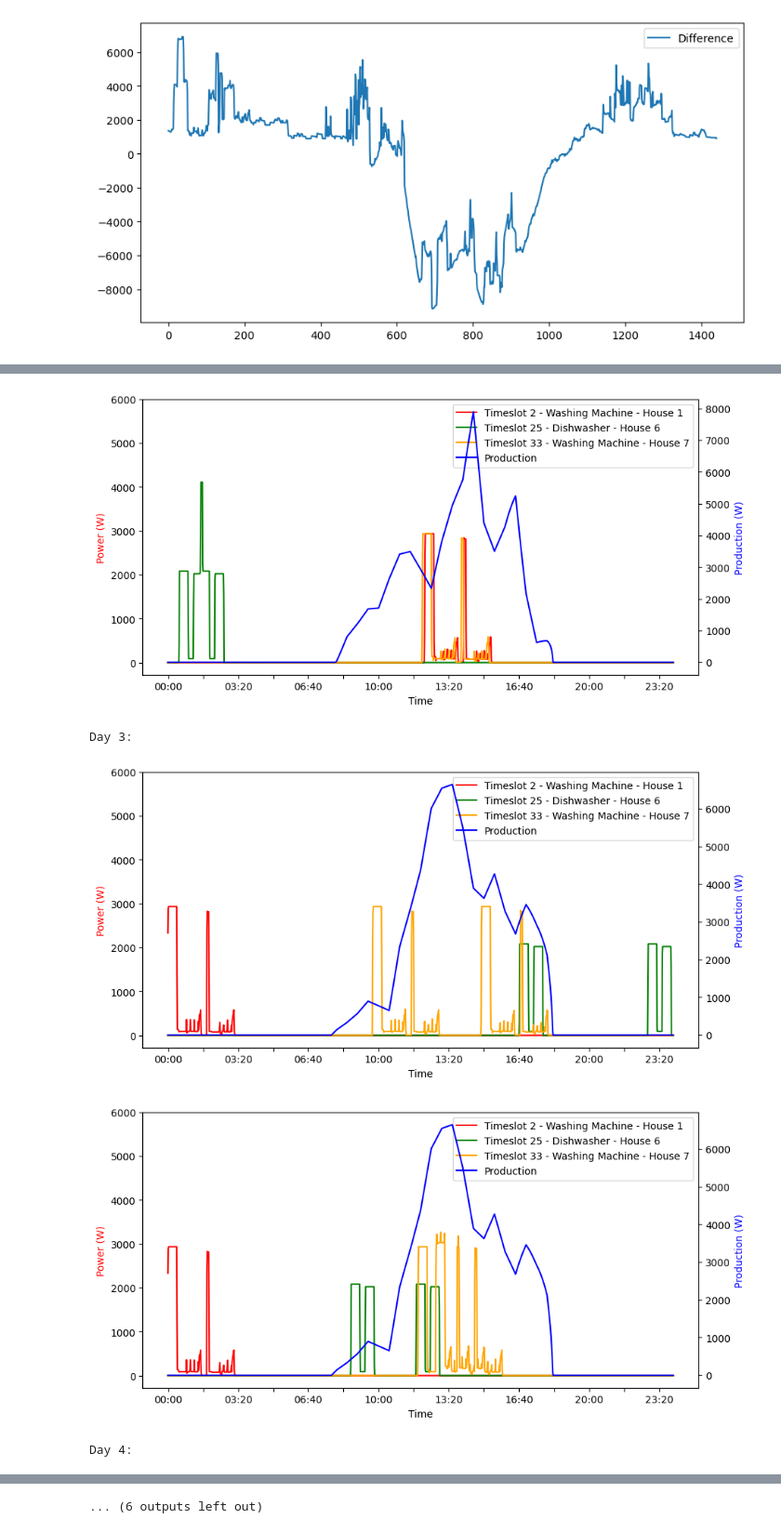
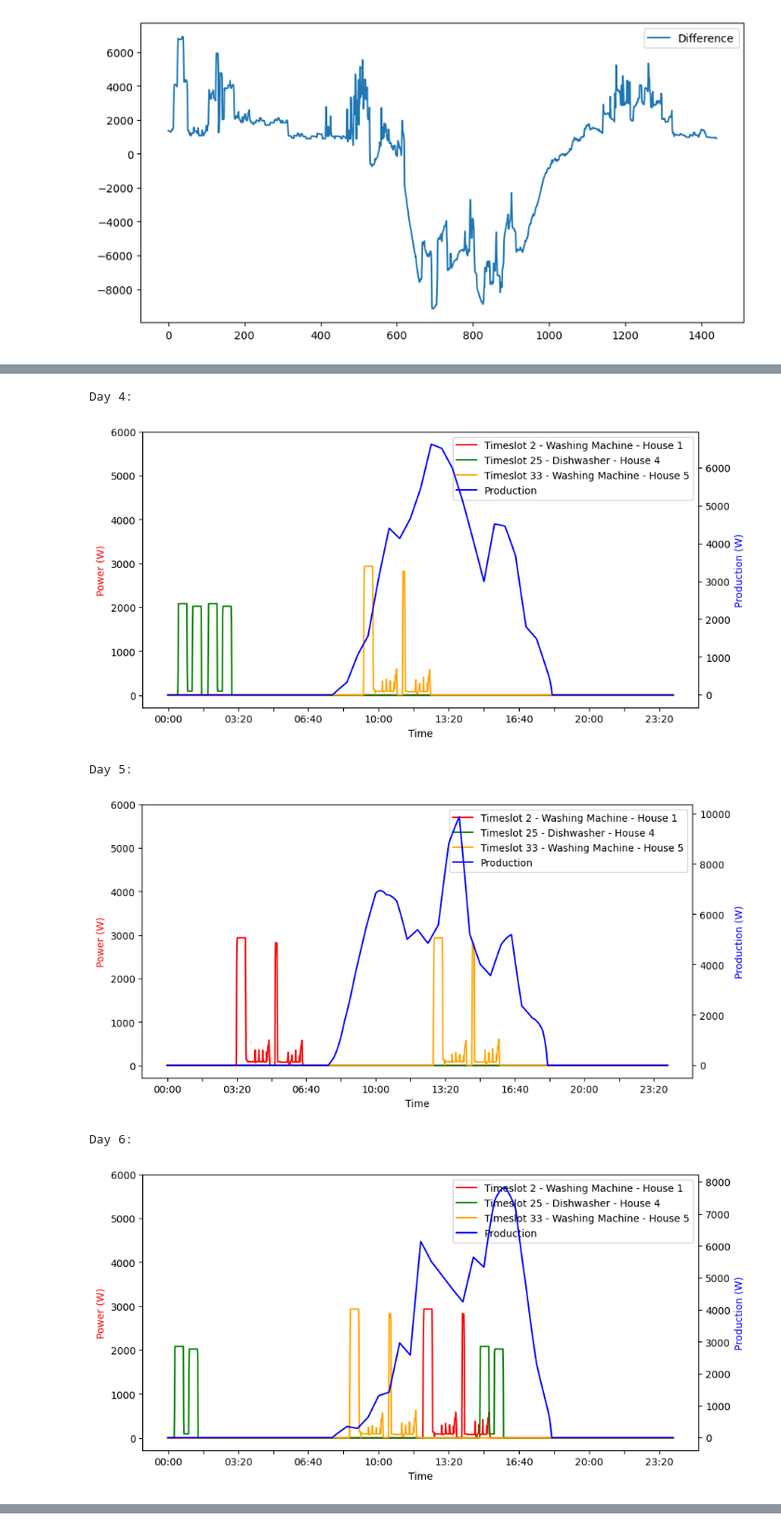
Before and after one commit to feelab-info/PROCSIM_ECs_Simulation_Scenarios, a Jupyter notebook: second_paper/Optimization_with_Pyomo_MinimizeEnergyCosts.ipynb, the cells around one changed output, grey strips where cells are left out. Shown at 93% size. Cells and saved outputs as stored; diff of their text form; code cells hidden in the pictures.

```diff
--- a/second_paper/Optimization_with_Pyomo_MinimizeEnergyCosts.ipynb
+++ b/second_paper/Optimization_with_Pyomo_MinimizeEnergyCosts.ipynb
@@ -1309,12 +1386,12 @@ def show_timeslots_placement_graph_double(path, day):
 
   tim25 = pd.read_csv(path + '/house3/DISHWASHER.csv', sep=';')
   # tim10['Power'] = tim10['Power'] + 62.1 * 30
-  tim25 = tim25.rename(columns={"Power": "Timeslot 25 - Dishwasher - House 6"})
+  tim25 = tim25.rename(columns={"Power": "Timeslot 25 - Dishwasher - House 4"})
   tim25.set_index('Date')
 
   tim33 = pd.read_csv(path + '/house4/WASHINGMACHINE.csv', sep=';')
   # tim33['Power'] = tim33['Power'] + 62.1 * 30
-  tim33 = tim33.rename(columns={"Power": "Timeslot 33 - Washing Machine - House 7"})
+  tim33 = tim33.rename(columns={"Power": "Timeslot 33 - Washing Machine - House 5"})
   tim33.set_index('Date')
 
   df = pd.merge(pd.merge(pd.merge(abc, tim2, on='Date', how='left'), tim25, on='Date', how='left'), tim33, on='Date',
@@ -1329,10 +1406,10 @@ def show_timeslots_placement_graph_double(path, day):
   ax1.set_ylabel('Power (W)', color='red')
   plt1 = ax1.plot(df['Time'][24*60*(day-1):24*60*day], df["Timeslot 2 - Washing Machine - House 1"][24*60*(day-1):24*60*day], color='red',
                   label='Timeslot 2 - Washing Machine - House 1')
-  plt2 = ax1.plot(df['Time'][24*60*(day-1):24*60*day], df["Timeslot 25 - Dishwasher - House 6"][24*60*(day-1):24*60*day], color='green',
-                  label='Timeslot 25 - Dishwasher - House 6')
-  plt3 = ax1.plot(df['Time'][24*60*(day-1):24*60*day], df["Timeslot 33 - Washing Machine - House 7"][24*60*(day-1):24*60*day], color='orange',
-                  label='Timeslot 33 - Washing Machine - House 7')
+  plt2 = ax1.plot(df['Time'][24*60*(day-1):24*60*day], df["Timeslot 25 - Dishwasher - House 4"][24*60*(day-1):24*60*day], color='green',
+                  label='Timeslot 25 - Dishwasher - House 4')
+  plt3 = ax1.plot(df['Time'][24*60*(day-1):24*60*day], df["Timeslot 33 - Washing Machine - House 5"][24*60*(day-1):24*60*day], color='orange',
+                  label='Timeslot 33 - Washing Machine - House 5')
   ax1.axis(ymin=-280, ymax=6000)
   # ax1.set_xticks(df['Time'])
   # ax1.tick_params(axis='y', labelcolor='red')
@@ -1364,11 +1441,12 @@ def show_timeslots_placement_graph_double(path, day):
   labs = [l.get_label() for l in plts]
   ax1.legend(plts, labs, loc=0)
 
+  plt.savefig(str(day) + '.png')
   plt.show()
 # %%
 for day in range(1, 7):
   print("Day " + str(day) + ":")
-  show_timeslots_placement_graph_double(path_steps_minutes, day)
+  #show_timeslots_placement_graph_double(path_steps_minutes, day)
   show_timeslots_placement_graph_double(path_steps_after_first, day)
 # %% [output]
 Day 1:
@@ -1379,5 +1458,6 @@ Day 2:
+Day 4:
-[figure, old version]
+[figure, new version]
-Day 3:
+Day 5:
-[figure, old version]
+[figure, new version]
+Day 6:
-[figure, old version]
+[figure, new version]
-Day 4:
@@ -1386 +1463,0 @@ Day 4:
-... (6 outputs left out)
```
Also changed, not shown: parts of 9 cells of this notebook, 1 other file.
